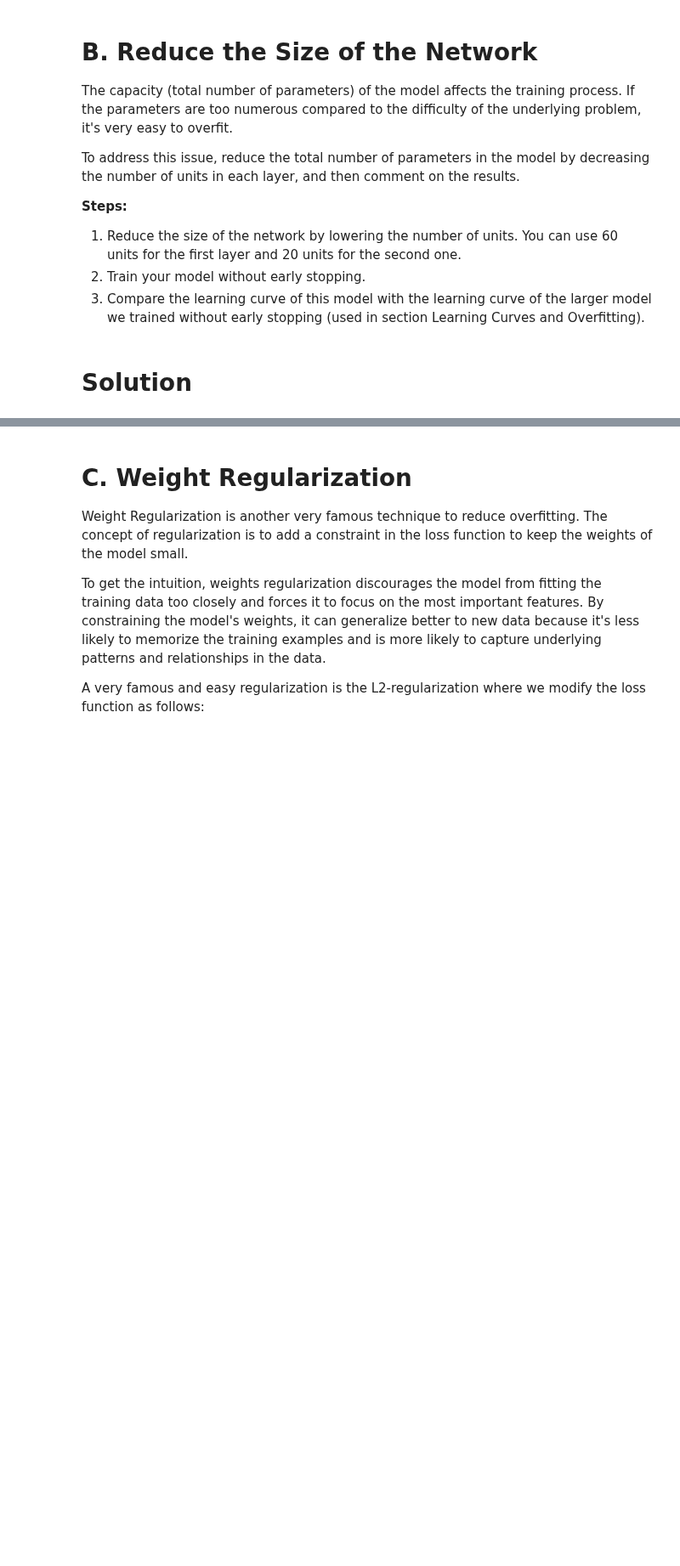
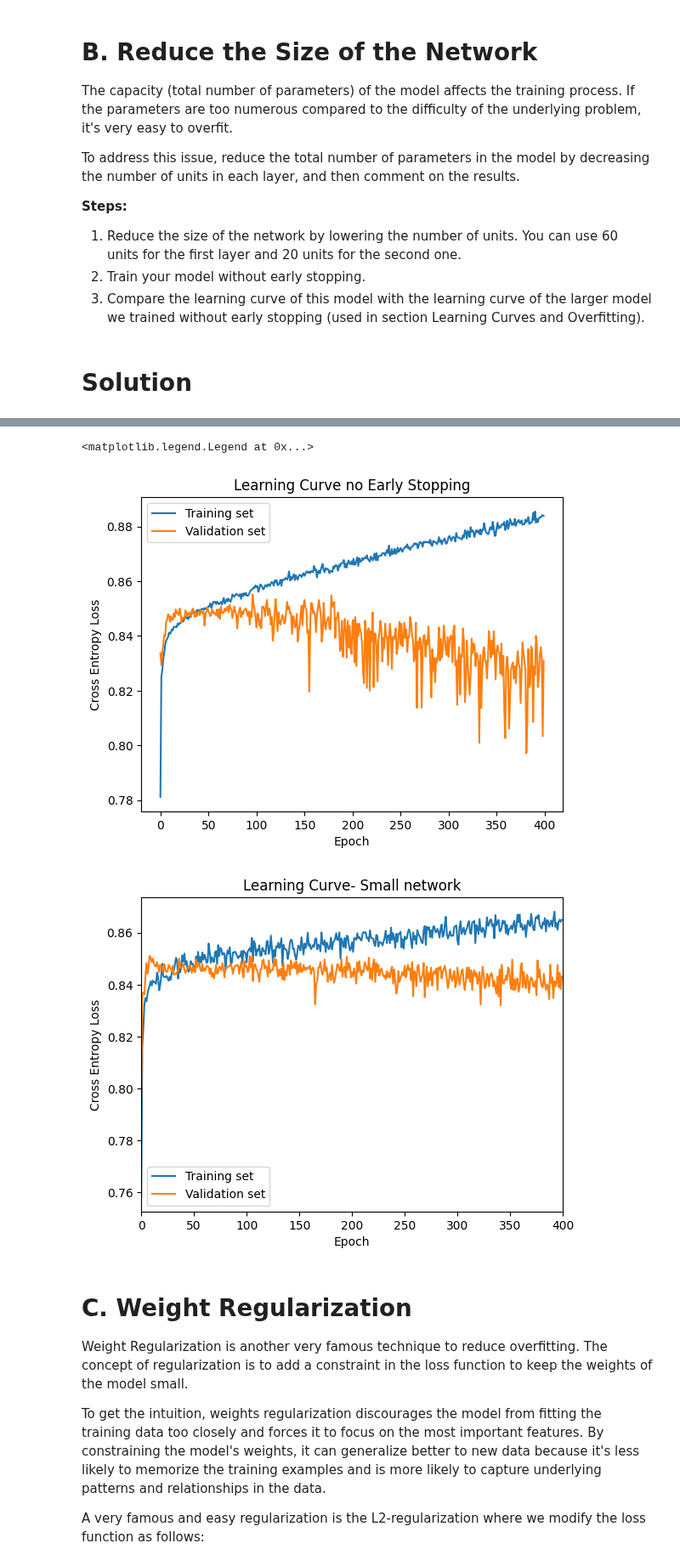
Before and after one commit to olethrosdc/machine-learning-neuch, a Jupyter notebook: MSc/src/NeuralNetworks/LAB_4-Neural_Networks.ipynb, the cells around one changed output, grey strips where cells are left out. Shown at 85% size. Cells and saved outputs as stored; diff of their text form; code cells hidden in the pictures; blank space fills up the shorter version.

```diff
--- a/MSc/src/NeuralNetworks/LAB_4-Neural_Networks.ipynb
+++ b/MSc/src/NeuralNetworks/LAB_4-Neural_Networks.ipynb
@@ -828,11 +832,9 @@ To use early stopping, you watch for the validation loss. If it stops improving
 # %%
 # -------------------- Train  Loop----------------------------
 def train_loop(patient, epochs, model, optimizer, loss_fn):
-    # use this!
     best_loss = np.inf
     consecutive_epoch = 0
     best_epoch = 0
-    best_weights = None
 
     train_history = []
     val_history = []
@@ -860,9 +862,17 @@ def train_loop(patient, epochs, model, optimizer, loss_fn):
             print(f"Epoch {epoch}/{epochs}:  loss:{accumulated_loss:.3f}, accuracy-:{accumulated_accuracy:.3f}, val_loss:{val_loss:.3f}, val_accuracy->{val_accuracy:.3f}")
 
         # -------------------- Early Stoping ----------------------------
-        # Add you code here. Remember to strore the weights
+        if val_loss > best_loss:
+            consecutive_epoch += 1
+        else:
+            best_loss = val_loss # we have an improvement
+            consecutive_epoch = 0 # reset counter
+            best_epoch = epoch
+            best_weights = model.state_dict()
 
-
+        if consecutive_epoch > patient:
+            model.load_state_dict(best_weights) # set best weights
+            break
     val_history_df = pd.DataFrame(val_history)
     train_history_df = pd.DataFrame(train_history)
     return model, val_history_df, train_history_df, best_loss, best_epoch, best_weights
@@ -885,0 +1004,12 @@ To address this issue, reduce the total number of parameters in the model by dec
+# %%
+model = NeuralNetworkSmall(num_input_features=13)
+
+lr = 0.02
+optimizer = torch.optim.SGD(model.parameters(), lr=lr, weight_decay=0.00)
+loss_fn = torch.nn.BCELoss() # binary cross entropy
+                                                                                                # not active
+model, val_history_small, train_history_small, best_loss, best_epoch, best_weights = train_loop(patient = 400,
+                                                                                                epochs=400,
+                                                                                                model=model,
+                                                                                                optimizer=optimizer,
+                                                                                                loss_fn=loss_fn)
@@ -886,3 +1034,24 @@ To address this issue, reduce the total number of parameters in the model by dec
+# %%
+plt.figure()
+plt.plot(train_history_df["epoch"],train_history_df["accuracy"], label = "Training set")
+plt.plot(val_history_df["epoch"],val_history_df["accuracy"], label = "Validation set")
+plt.title("Learning Curve no Early Stopping")
+plt.ylabel("Cross Entropy Loss")
+plt.xlabel("Epoch")
+plt.legend()
+
+plt.figure()
+plt.plot(train_history_small["epoch"],train_history_small["accuracy"], label = "Training set")
+plt.plot(val_history_small["epoch"],val_history_small["accuracy"], label = "Validation set")
+plt.title("Learning Curve- Small network")
+plt.ylabel("Cross Entropy Loss")
+plt.xlabel("Epoch")
+plt.xlim(0,400)
+plt.legend()
+# %% [output]
+<matplotlib.legend.Legend at 0x...>
+[figure, added]
+[figure, added]
 # %% [markdown]
 # C. Weight Regularization
 
```
Also changed, not shown: parts of 19 cells of this notebook.
